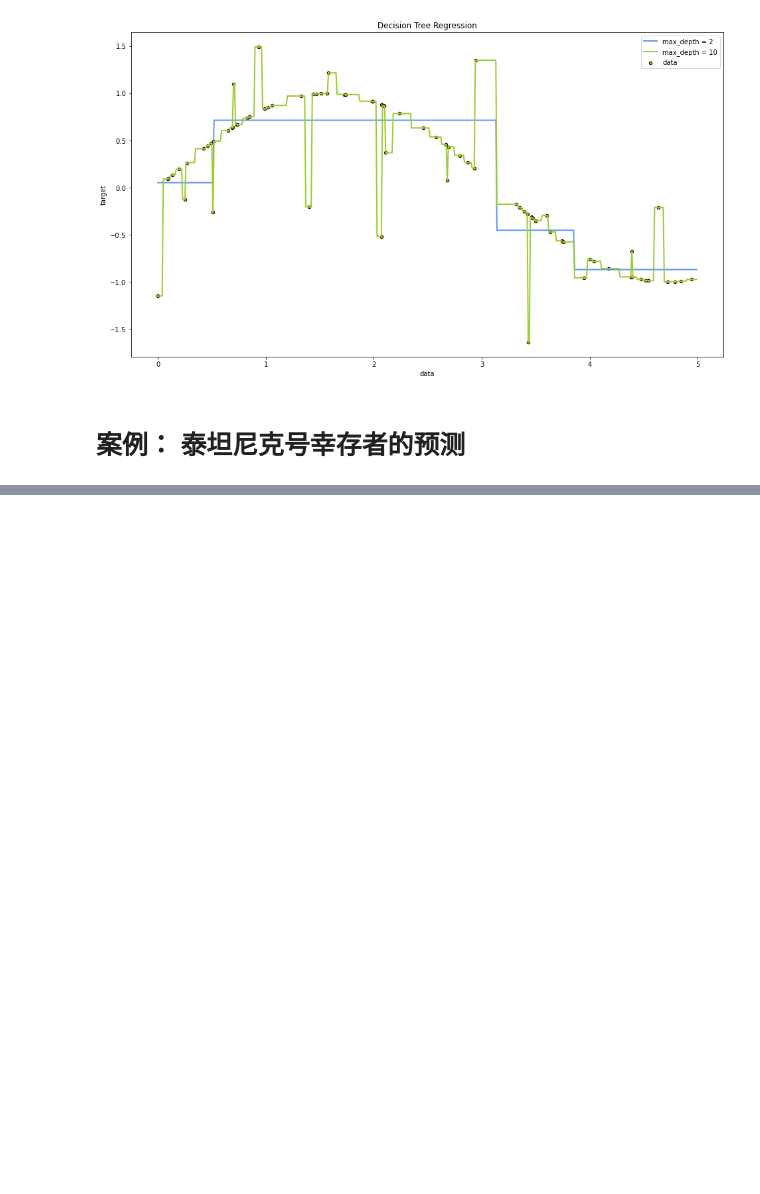
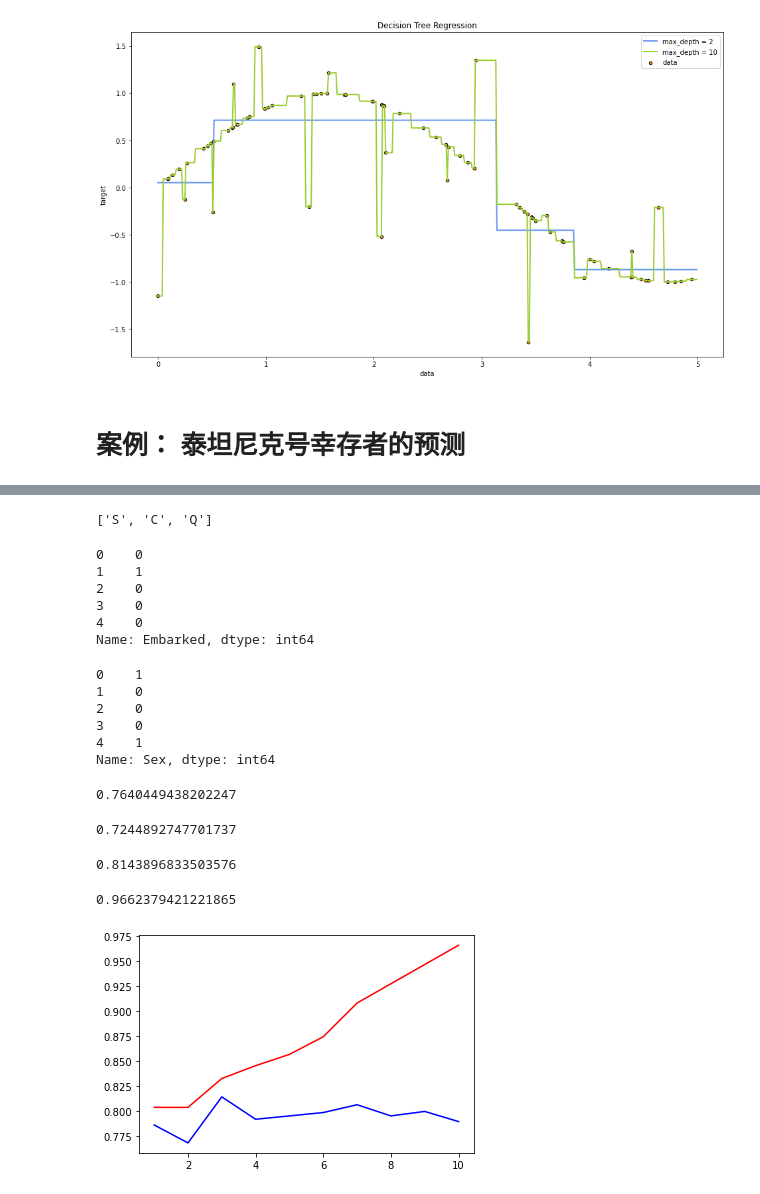
Before and after one commit to dongyeseu/knowledge, a Jupyter notebook: machine_learning/1.1 菜菜的sklearn学习课堂/1. Decision Tree.ipynb, the cells around one changed output, grey strips where cells are left out. Cells and saved outputs as stored; diff of their text form; code cells hidden in the pictures; blank space fills up the shorter version.

```diff
--- a/machine_learning/1.1 菜菜的sklearn学习课堂/1. Decision Tree.ipynb
+++ b/machine_learning/1.1 菜菜的sklearn学习课堂/1. Decision Tree.ipynb
@@ -458,0 +512,13 @@ dtype: int64
+# %%
+labels
+# %% [output]
+['S', 'C', 'Q']
+# %%
+data['Embarked'].head()
+# %% [output]
+0    0
+1    1
+2    0
+3    0
+4    0
+Name: Embarked, dtype: int64
@@ -458,0 +527,9 @@ dtype: int64
+# %%
+data["Sex"].head()
+# %% [output]
+0    1
+1    0
+2    0
+3    0
+4    1
+Name: Sex, dtype: int64
@@ -458,0 +540,46 @@ dtype: int64
+# %%
+Xtrain, Xtest, Ytrain, Ytest = train_test_split(X,Y, test_size = 0.3)
+# %%
+# 恢复索引
+for i in [Xtrain, Xtest, Ytrain, Ytest]:
+    i.index = range(i.shape[0]);
+# %%
+# 实例化模型
+clf = DecisionTreeClassifier(random_state = 30, criterion = 'entropy');
+clf = clf.fit(Xtrain,Ytrain);
+clf_score = clf.score(Xtest,Ytest);
+clf_score
+# %% [output]
+0.7640449438202247
+# %%
+# 交叉验证
+clf = DecisionTreeClassifier(random_state = 30, criterion = 'entropy');
+clf_score = cross_val_score(clf,X,Y,cv=10).mean()
+clf_score
+# %% [output]
+0.7244892747701737
+# %%
+# 学习曲线
+tr = [];
+ts = [];
+for i in range(10):
+    clf = DecisionTreeClassifier(random_state = 100
+                               , max_depth = 1+i);
+    clf = clf.fit(Xtrain,Ytrain);
+    score_tr = clf.score(Xtrain,Ytrain);
+    score_ts = cross_val_score(clf,X,Y,cv = 10).mean();
+    tr.append(score_tr);
+    ts.append(score_ts);
+# %%
+print(max(ts))
+# %% [output]
+0.8143896833503576
+# %%
+print(max(tr))
+# %% [output]
+0.9662379421221865
+# %%
+plt.plot(range(1,11),tr,color = 'red',label = 'train');
+plt.plot(range(1,11),ts,color = 'blue', label = 'test');
+# %% [output]
+[figure, added]
```
Also changed, not shown: parts of 21 cells of this notebook.
